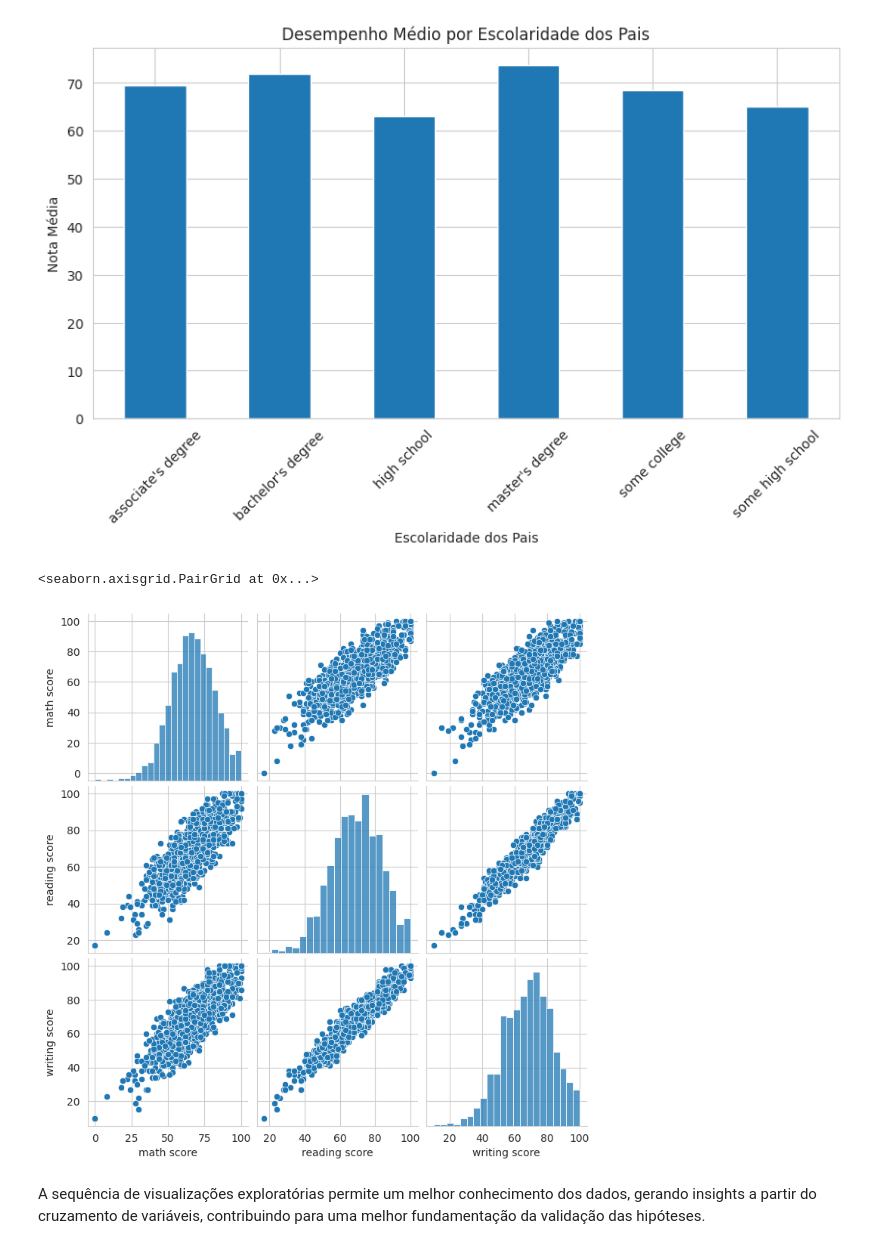
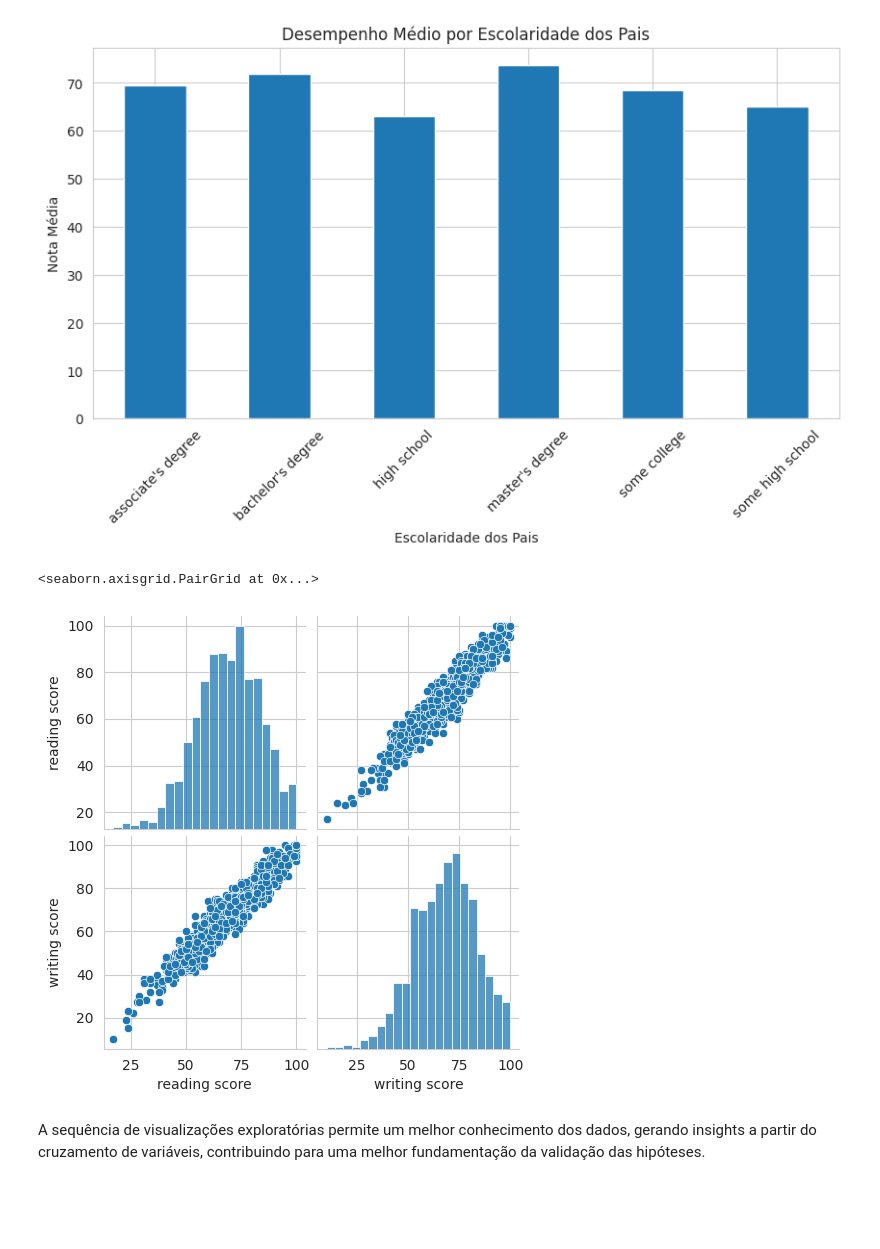
Before and after one commit to Vieiraligia/Data-Science-and-Analytics, a Jupyter notebook: MVP Analise de Dados e Boas Praticas/MVP_AnalisedeDadoseBoasPraticas.ipynb, the cells around one changed output. Saved outputs shown, nothing was run; the diff lists cells and outputs as text; code cells hidden in the pictures; blank space fills up the shorter version.

```diff
--- a/MVP Analise de Dados e Boas Praticas/MVP_AnalisedeDadoseBoasPraticas.ipynb
+++ b/MVP Analise de Dados e Boas Praticas/MVP_AnalisedeDadoseBoasPraticas.ipynb
@@ -540,13 +561,12 @@ plt.show()
 [figure]
 # %%
 sns.pairplot(df[[
-    "math score",
     "reading score",
     "writing score"
 ]])
 # %% [output]
 <seaborn.axisgrid.PairGrid at 0x...>
-[figure, old version]
+[figure, new version]
 # %% [markdown]
 
 A sequência de visualizações exploratórias permite um melhor conhecimento dos dados, gerando insights a partir do cruzamento de variáveis, contribuindo para uma melhor fundamentação da validação das hipóteses.
```
Also changed, not shown: parts of 6 cells of this notebook.
